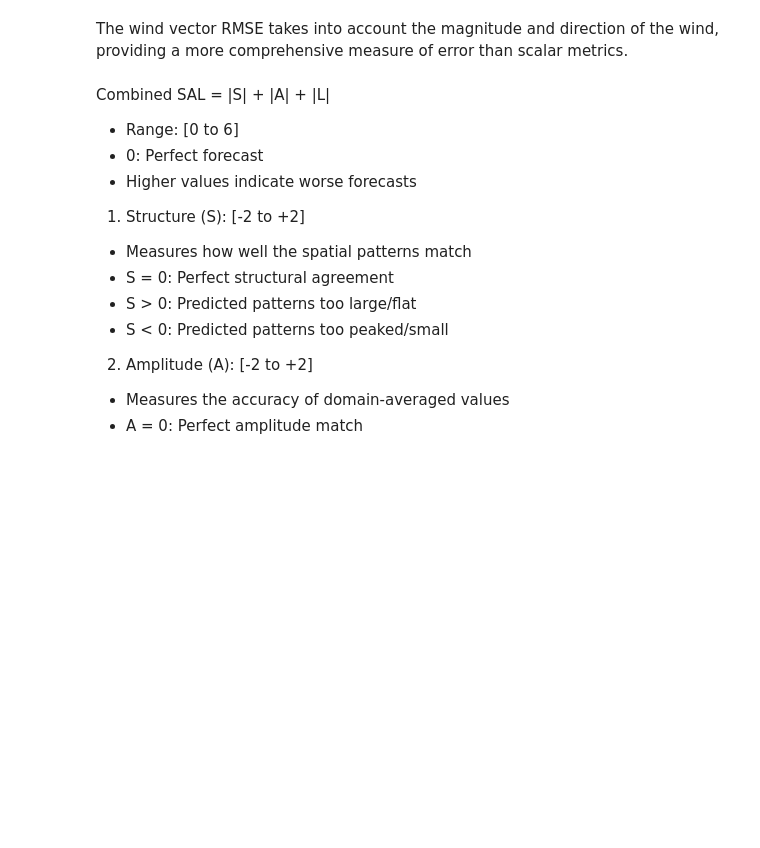
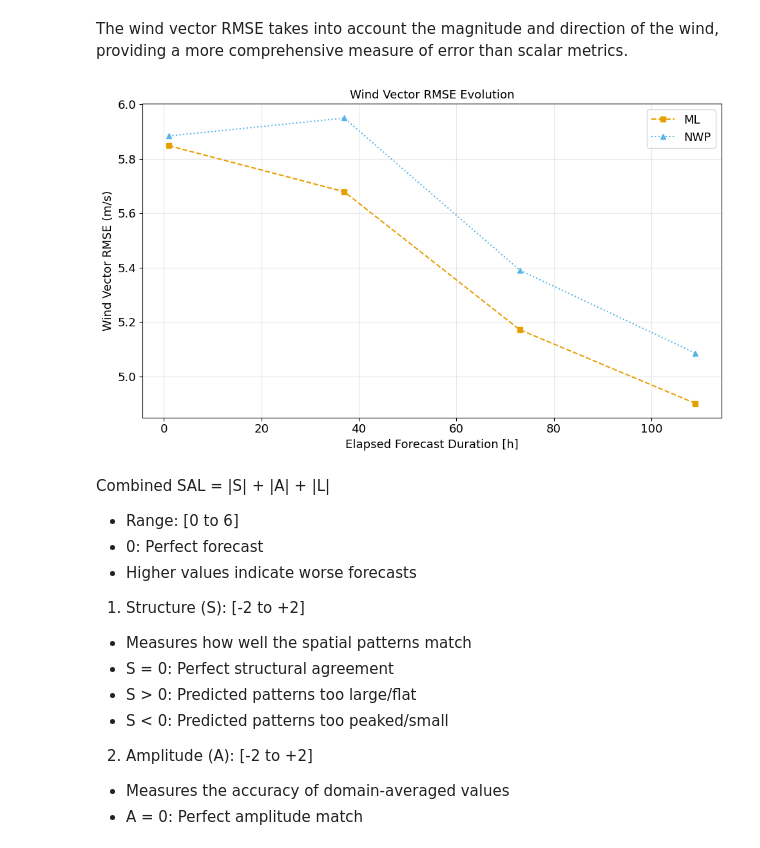
Before and after one commit to joeloskarsson/neural-lam-dev, a Jupyter notebook: docs/notebooks/verification_gridded_cosmo.ipynb, the cells around one changed output. Cells and saved outputs as stored; diff of their text form; code cells hidden in the pictures; blank space fills up the shorter version.

```diff
--- a/docs/notebooks/verification_gridded_cosmo.ipynb
+++ b/docs/notebooks/verification_gridded_cosmo.ipynb
@@ -65,8 +63,8 @@ ELAPSED_FORECAST_DURATION = list(range(0, 120, 36))
 # a slice in xarray. The start_time is included, the end_time is excluded.
 # This should be a list of two strings in the format "YYYY-MM-DDTHH:MM:SS"
 # Should be handy to evaluate certain dates, e.g. for a case study of a storm
-START_TIMES = ["2019-10-31T00:00:00", "2020-10-23T13:00:00"]  # Full year
-# START_TIMES = ["2020-02-08T00:00:00", "2020-02-15T00:00:00"]  # Ciara/Sabine
+# START_TIMES = ["2019-10-31T00:00:00", "2020-10-23T13:00:00"]  # Full year
+START_TIMES = ["2020-02-08T00:00:00", "2020-02-15T00:00:00"]  # Ciara/Sabine
 
 # Select specific plot times for the forecast (will be used to create maps for all variables)
 # This only affect chapter one with the plotting of the maps
@@ -1480,7 +1412,7 @@ def calculate_energy_spectra(data):
     return k_averaged[2:-2], power_averaged[2:-2], effective_resolution
 
 
-def plot_energy_spectra(ds_gt, ds_nwp, ds_ml, var, level=None):
+def plot_energy_spectra(ds_gt, ds_ml, ds_nwp, var, level=None):
     """Plot energy spectra comparison with LSD metric."""
     if level is not None:
         var_data = ds_gt[var].sel(z=level)
@@ -1547,7 +1479,7 @@ def plot_energy_spectra(ds_gt, ds_nwp, ds_ml, var, level=None):
     )
 
     # Add LSD metric
-    add_lsd_to_plot(ax, spectrum_gt, spectrum_nwp, spectrum_ml)
+    add_lsd_to_plot(ax, spectrum_gt, spectrum_ml, spectrum_nwp)
 
     # Customize plot
     ax.set_xlabel("Wavenumber [1/m]")
@@ -1570,7 +1502,7 @@ def plot_energy_spectra(ds_gt, ds_nwp, ds_ml, var, level=None):
     plt.close()
 
 
-def calculate_log_spectral_distance(true_spectrum, nwp_spectrum, ml_spectrum):
+def calculate_log_spectral_distance(true_spectrum, ml_spectrum, nwp_spectrum):
     """
     Calculate the Log Spectral Distance between three power spectra
     """
@@ -1585,19 +1517,19 @@ def calculate_log_spectral_distance(true_spectrum, nwp_spectrum, ml_spectrum):
     return lsd_nwp, lsd_ml
 
 
-def add_lsd_to_plot(ax, true_spectrum, nwp_spectrum, ml_spectrum):
+def add_lsd_to_plot(ax, true_spectrum, ml_spectrum, nwp_spectrum):
     """
     Add LSD metric as text box to spectrum plot
     """
     if nwp_spectrum is None:
         lsd_nwp = None
         _, lsd_ml = calculate_log_spectral_distance(
-            true_spectrum, None, ml_spectrum
+            true_spectrum, ml_spectrum, None
         )
         textstr = f"LSD ML = {lsd_ml:.4f}"
     else:
         lsd_nwp, lsd_ml = calculate_log_spectral_distance(
-            true_spectrum, nwp_spectrum, ml_spectrum
+            true_spectrum, ml_spectrum, nwp_spectrum
         )
         textstr = f"LSD NWP = {lsd_nwp:.4f}, LSD ML = {lsd_ml:.4f}"
     props = dict(boxstyle="round", facecolor="wheat", alpha=0.5)
@@ -2063,8 +1965,8 @@ print(f"Using n_points for FSS: {n_points}")
 # %%
 def calculate_metrics_by_efd(
     ds_gt,
+    ds_ml,
     ds_nwp=None,
-    ds_ml=None,
     metrics_to_compute=None,
     subsample_points=1e7,
     window_size=3,
@@ -2100,6 +2002,7 @@ def calculate_metrics_by_efd(
         forecast_times = ds_ml_lead.forecast_time.values.flatten()
         ds_gt_lead = ds_gt.sel(time=forecast_times)
         metrics_dict = {}
+        print("ML Leadtimes:" + str(ds_ml_lead.forecast_time.values))
 
         for var in variables:
             print(f"Processing {var}")
@@ -2631,7 +2549,7 @@ except Exception as e:
 # %% [markdown]
 The wind vector RMSE takes into account the magnitude and direction of the wind, providing a more comprehensive measure of error than scalar metrics.
 # %%
-def wind_vector_rmse(u_true, v_true, u_pred, v_pred):
+def wind_vector_rmse(u_pred, v_pred, u_true, v_true):
     """Calculate RMSE based on wind vector differences."""
     rmse_u = rmse(u_true, u_pred)
     rmse_v = rmse(v_true, v_pred)
@@ -2664,14 +2582,14 @@ if "wind_u_10m" in ds_gt and "wind_v_10m" in ds_gt:
         v_ml = ds_ml["wind_v_10m"].sel(elapsed_forecast_duration=efd)
 
         # Calculate ML RMSE
-        wind_rmse_ml = wind_vector_rmse(u_true, v_true, u_ml, v_ml)
+        wind_rmse_ml = wind_vector_rmse(u_ml, v_ml, u_true, v_true)
         ml_rmse_over_time.append(wind_rmse_ml)
 
         # Calculate NWP RMSE if available
         if "wind_u_10m" in ds_nwp and "wind_v_10m" in ds_nwp:
             u_nwp = ds_nwp["wind_u_10m"].sel(elapsed_forecast_duration=efd)
             v_nwp = ds_nwp["wind_v_10m"].sel(elapsed_forecast_duration=efd)
-            wind_rmse_nwp = wind_vector_rmse(u_true, v_true, u_nwp, v_nwp)
+            wind_rmse_nwp = wind_vector_rmse(u_nwp, v_nwp, u_true, v_true)
             nwp_rmse_over_time.append(wind_rmse_nwp)
         else:
             nwp_rmse_over_time.append(np.nan)
@@ -2694,33 +2612,35 @@ if "wind_u_10m" in ds_gt and "wind_v_10m" in ds_gt:
         marker=LINE_STYLES["ml"][1],
         label="ML",
         color=COLORS["ml"],
     )
 
     # Plot NWP model if available
     if not all(np.isnan(nwp_rmse_over_time)):
         ax.plot(
             forecast_hours,
             nwp_rmse_over_time,
             linestyle=LINE_STYLES["nwp"][0],
             marker=LINE_STYLES["nwp"][1],
             label="NWP",
             color=COLORS["nwp"],
         )
 
     ax.set_xlabel("Elapsed Forecast Duration [h]")
     ax.set_ylabel("Wind Vector RMSE (m/s)")
     ax.set_title("Wind Vector RMSE Evolution")
     ax.legend()
     ax.grid(True, alpha=0.3)
     plt.tight_layout()
     plt.show()
     save_plot(fig, "wind_vector_rmse_evolution")
 
     export_table(
         time_series_df,
         "wind_vector_metrics_timeseries",
         caption="Wind vector RMSE over forecast duration",
     )
+# %% [output]
+[figure, added]
 # %% [markdown]
 Combined SAL = |S| + |A| + |L|
 - Range: [0 to 6]
```
Also changed, not shown: parts of 15 cells of this notebook, 1 other file.
